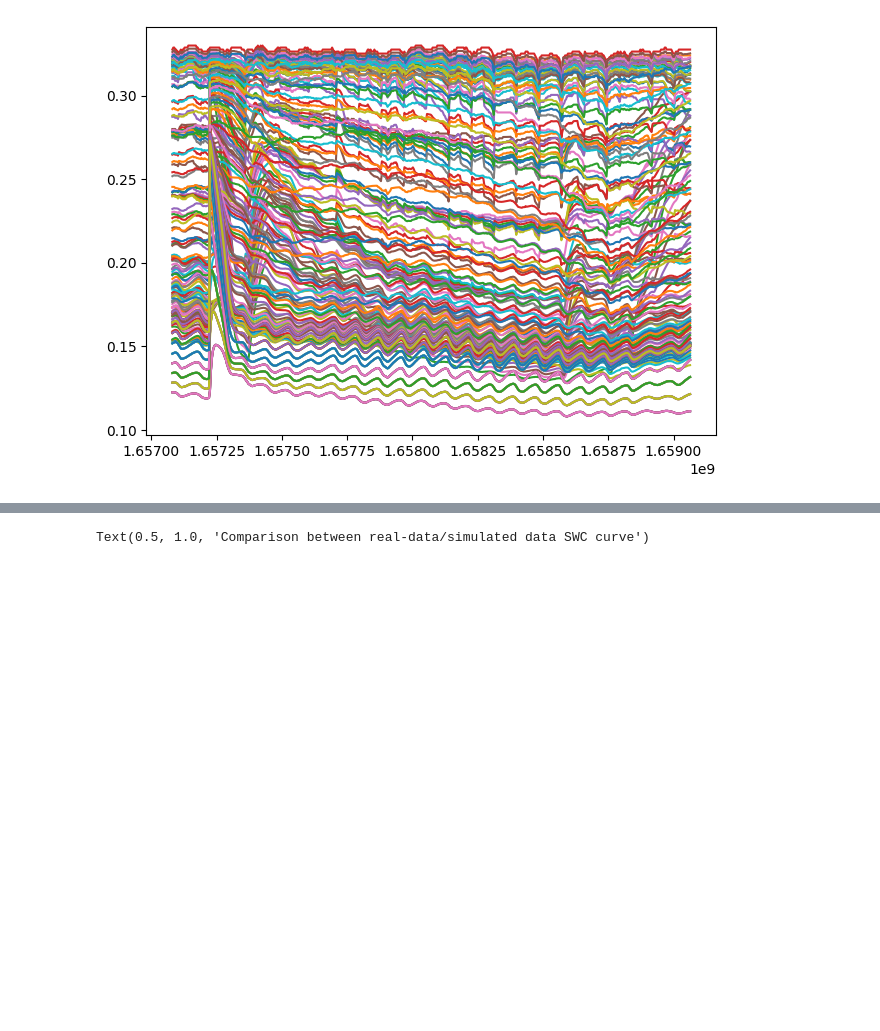
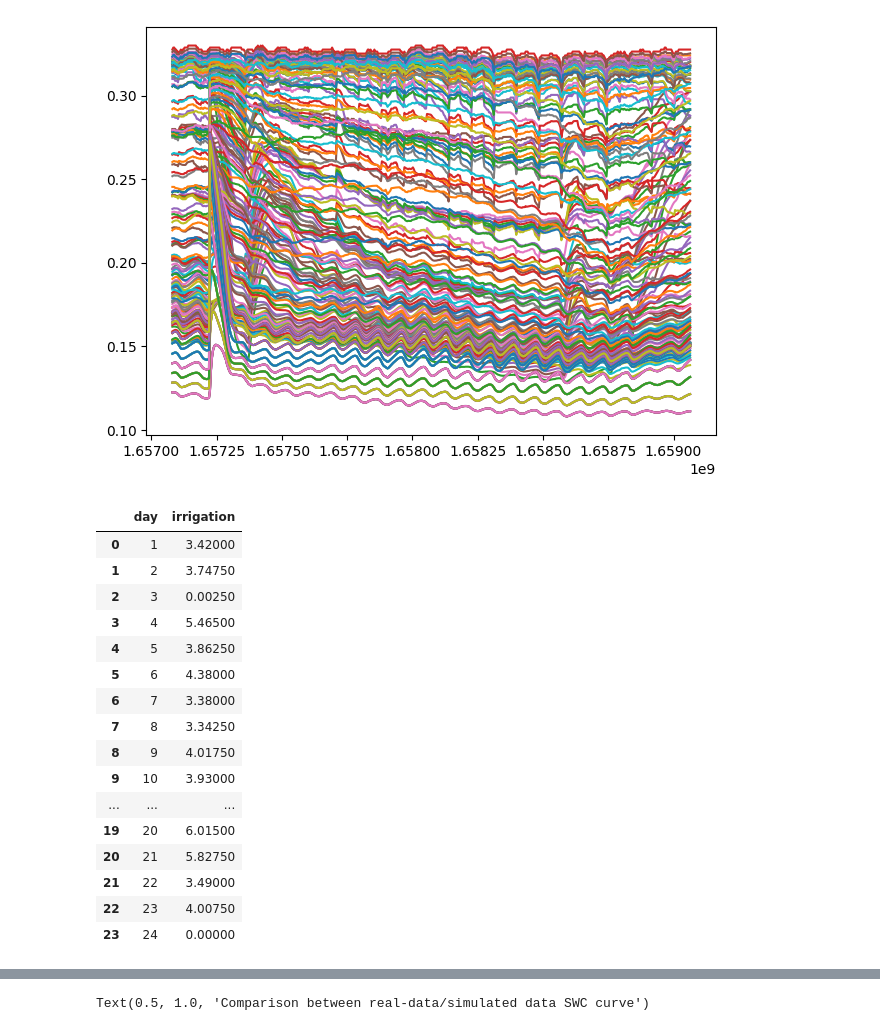
Before and after one commit to josephgiovanelli/et0_calculation, a Jupyter notebook: notebook.ipynb, the cells around one changed output, grey strips where cells are left out. Cells and saved outputs as stored; diff of their text form; code cells hidden in the pictures; blank space fills up the shorter version.

```diff
--- a/notebook.ipynb
+++ b/notebook.ipynb
@@ -117,10 +118,30 @@ def set_days(df,column_name,new_column):
 # %%
 #daily precipitation & irrigation values
 
 pr = set_days(pr,'timestamp','day').groupby(pr['day'], as_index=False)["precipitation"].sum()
 ir = set_days(ir,'timestamp','day').groupby(ir['day'], as_index=False)["irrigation"].sum()
+ir['irrigation'] = ir['irrigation'].apply(lambda x: x/2)
 
 et = pd.DataFrame([{'timestamp': 0, 'et0': 0}]).append(et, ignore_index =True)
+ir
+# %% [output]
+|  | day | irrigation |
+| 0 | 1 | 3.42000 |
+| 1 | 2 | 3.74750 |
+| 2 | 3 | 0.00250 |
+| 3 | 4 | 5.46500 |
+| 4 | 5 | 3.86250 |
+| 5 | 6 | 4.38000 |
+| 6 | 7 | 3.38000 |
+| 7 | 8 | 3.34250 |
+| 8 | 9 | 4.01750 |
+| 9 | 10 | 3.93000 |
+| ... | ... | ... |
+| 19 | 20 | 6.01500 |
+| 20 | 21 | 5.82750 |
+| 21 | 22 | 3.49000 |
+| 22 | 23 | 4.00750 |
+| 23 | 24 | 0.00000 |
 # %%
 soil_density = 1.3
 soil_volume = 30
```
Also changed, not shown: parts of 5 cells of this notebook.
